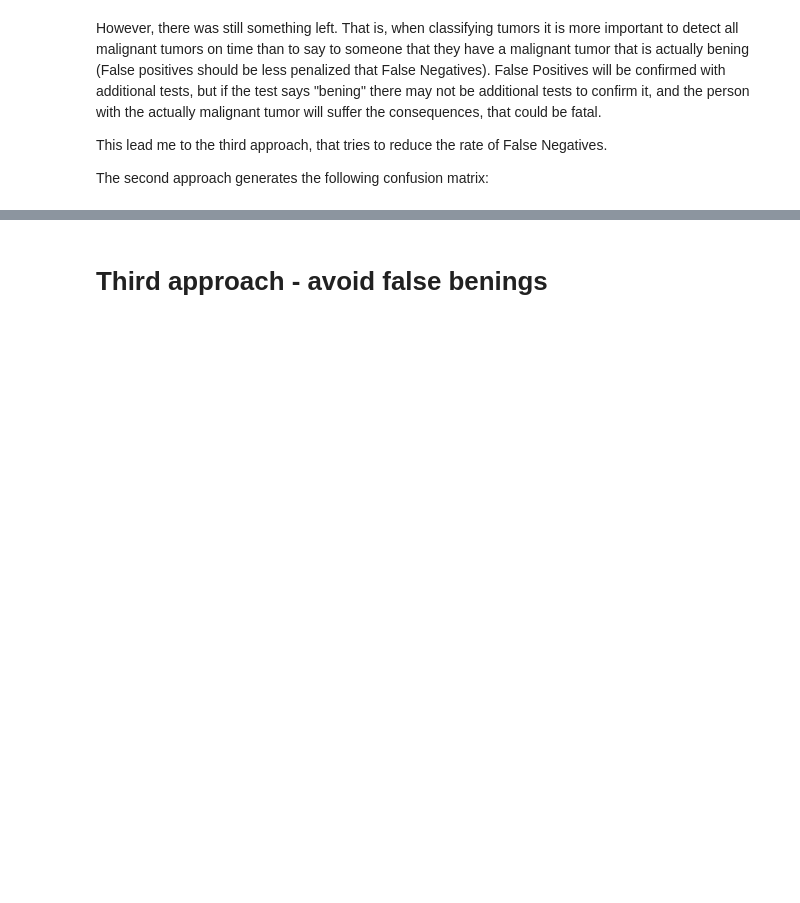
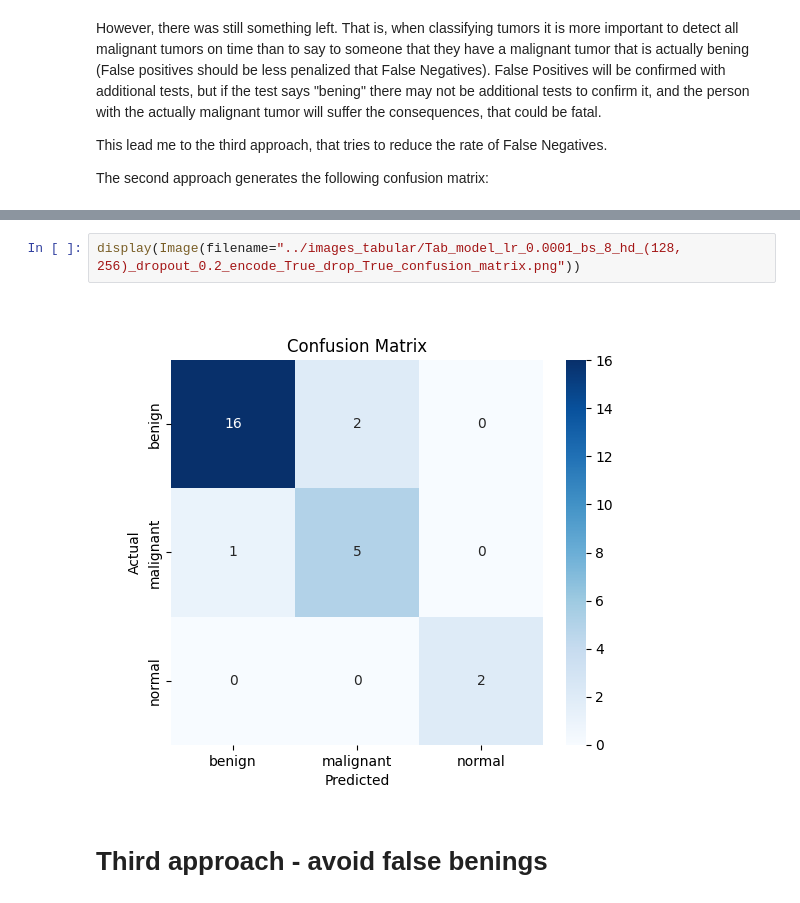
Before and after one commit to ICAI-IMAT-XAI/final-project-sofiapedros, a Jupyter notebook: notebooks/tabular_model.ipynb, the cells around one changed output, grey strips where cells are left out. Cells and saved outputs as stored; diff of their text form; blank space fills up the shorter version.

```diff
--- a/notebooks/tabular_model.ipynb
+++ b/notebooks/tabular_model.ipynb
@@ -90,3 +94,7 @@ The second approach generates the following confusion matrix:
+# %%
+display(Image(filename="../images_tabular/Tab_model_lr_0.0001_bs_8_hd_(128, 256)_dropout_0.2_encode_True_drop_True_confusion_matrix.png"))
+# %% [output]
+[figure, added]
 # %% [markdown]
 # Third approach - avoid false benings
 # %% [markdown]
```
Also changed, not shown: parts of 24 cells of this notebook.
